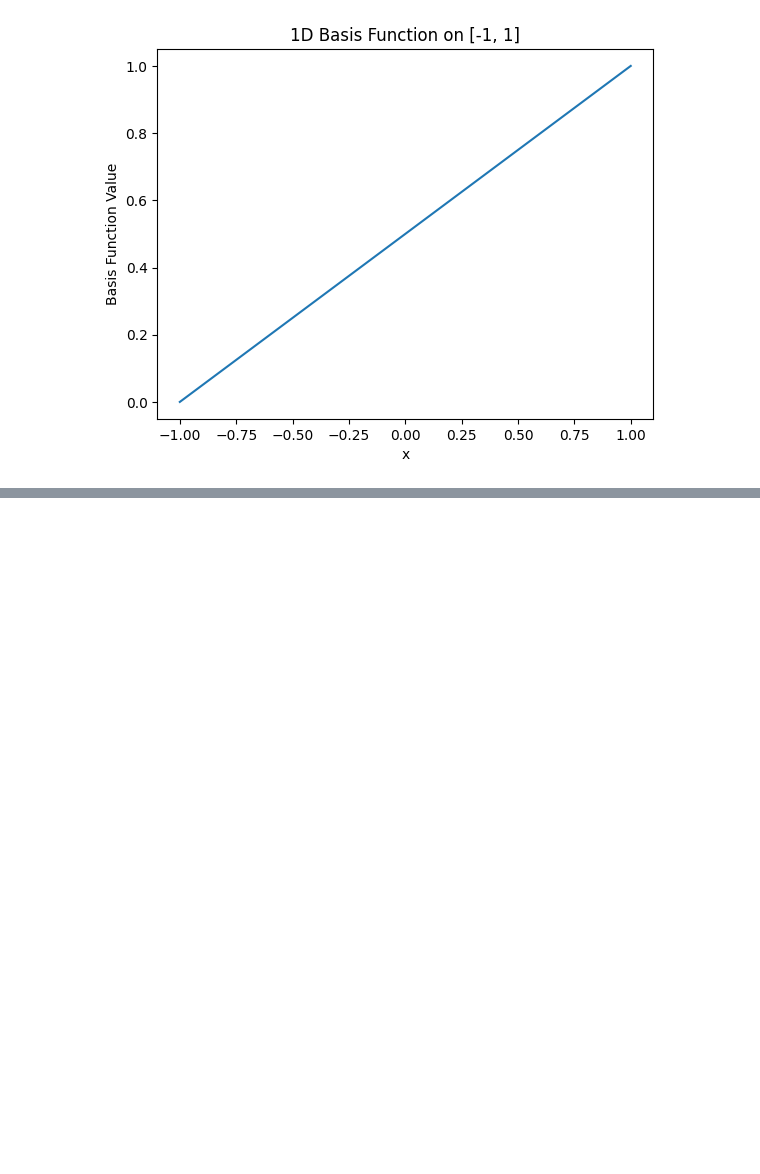
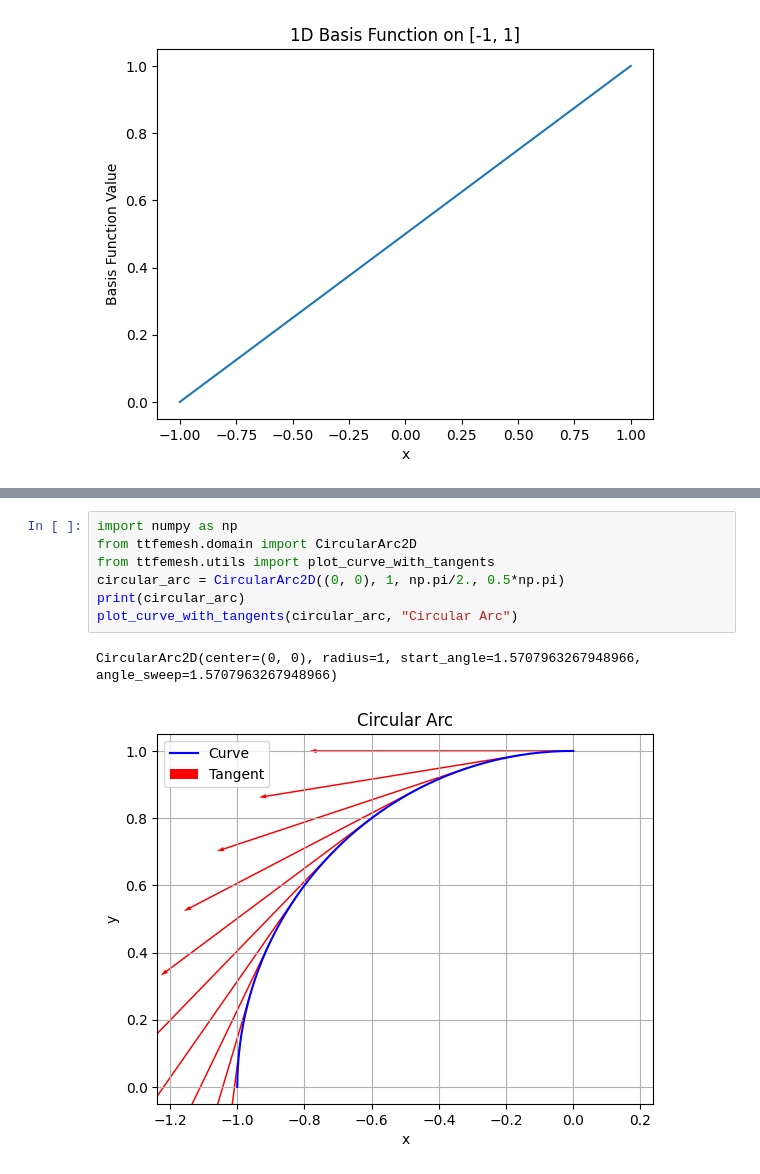
Before and after one commit to MazenAli/TT-FEMesh, a Jupyter notebook: prototypes/examples.ipynb, the cells around one changed output, grey strips where cells are left out. Saved outputs shown, nothing was run; the diff lists cells and outputs as text; blank space fills up the shorter version.

```diff
--- a/prototypes/examples.ipynb
+++ b/prototypes/examples.ipynb
@@ -40,0 +93,10 @@ fig.show()
+# %%
+import numpy as np
+from ttfemesh.domain import CircularArc2D
+from ttfemesh.utils import plot_curve_with_tangents
+circular_arc = CircularArc2D((0, 0), 1, np.pi/2., 0.5*np.pi)
+print(circular_arc)
+plot_curve_with_tangents(circular_arc, "Circular Arc")
+# %% [output]
+CircularArc2D(center=(0, 0), radius=1, start_angle=1.5707963267948966, angle_sweep=1.5707963267948966)
+[figure, added]
```
Also changed, not shown: parts of 6 cells of this notebook, 7 other files.
